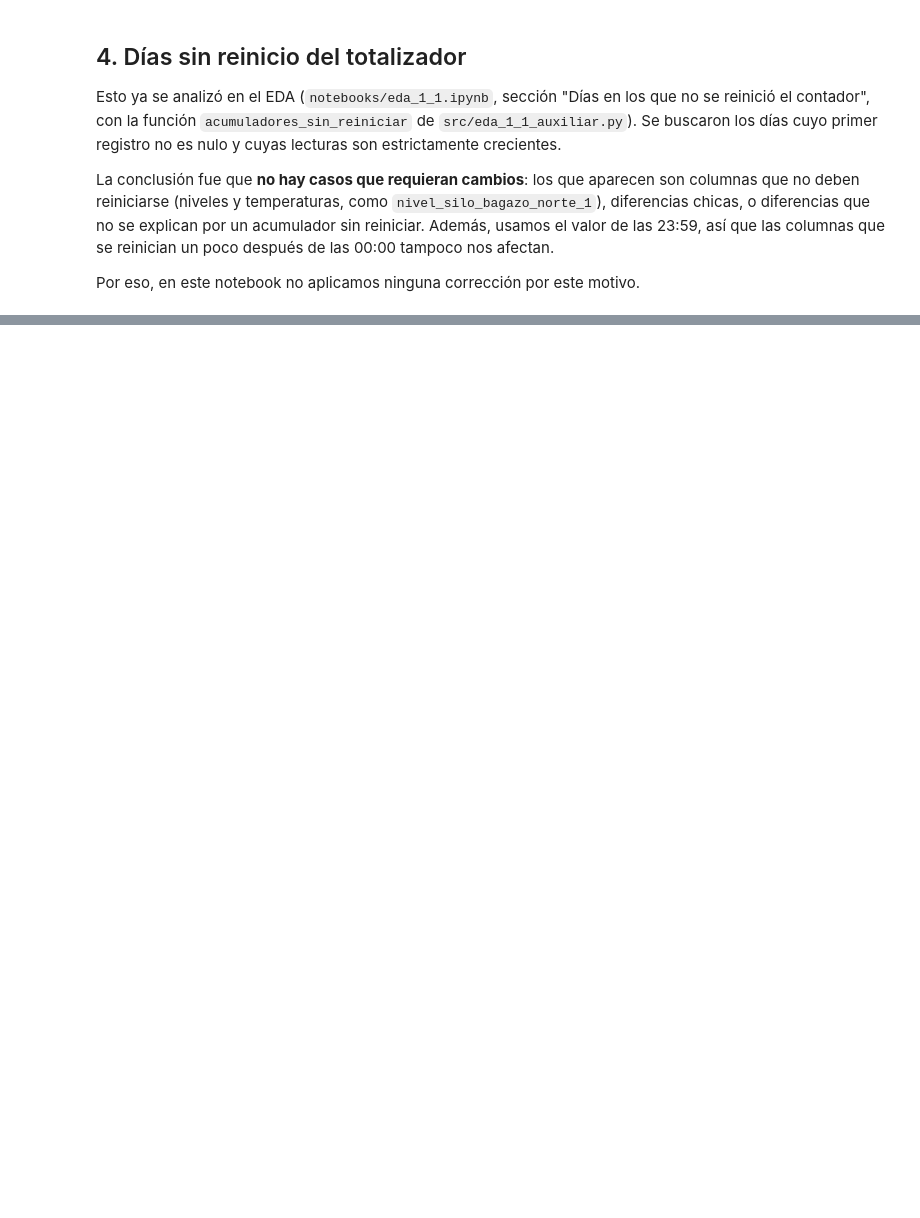
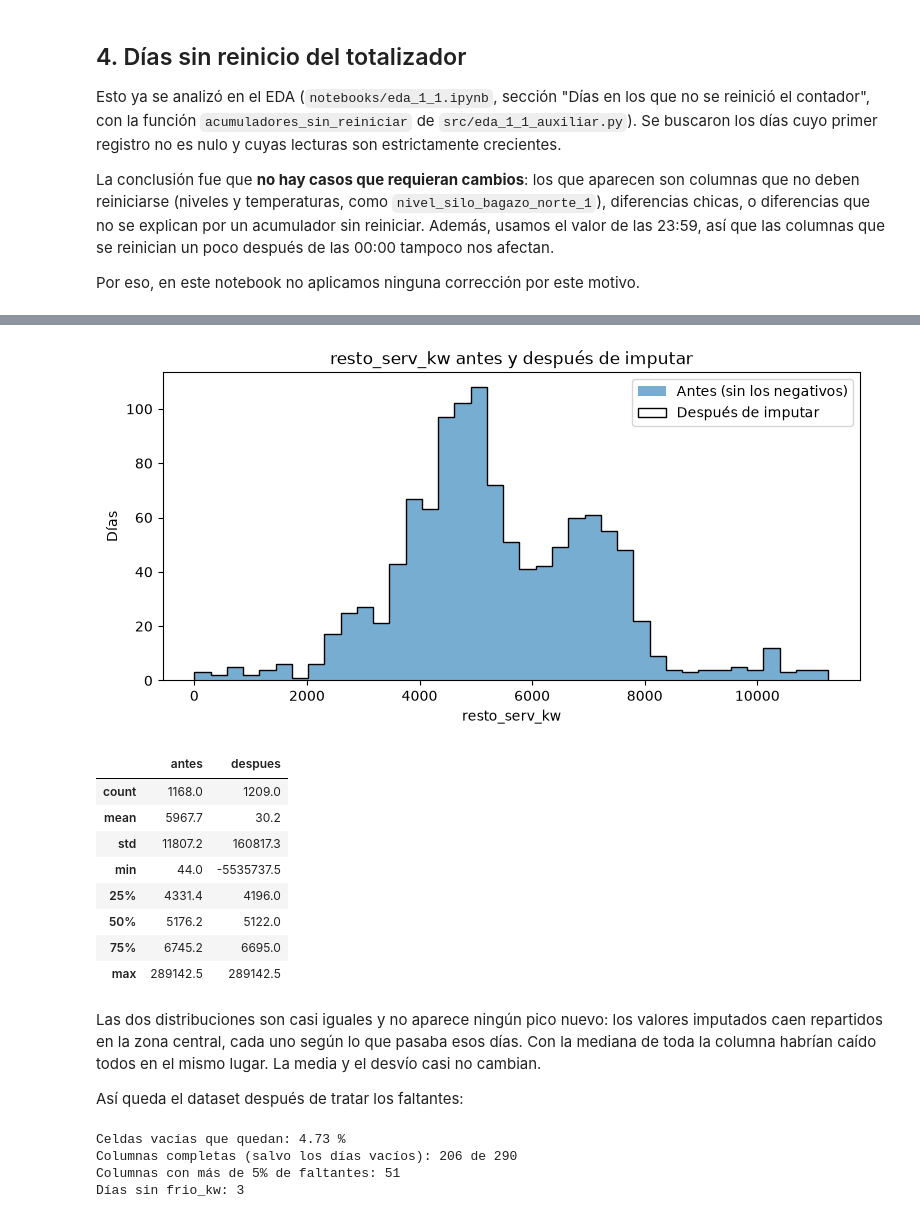
Before and after one commit to franbaudra/cervecera, a Jupyter notebook: notebooks/preprocesamiento.ipynb, the cells around one changed output, grey strips where cells are left out. Saved outputs shown, nothing was run; the diff lists cells and outputs as text; code cells hidden in the pictures; blank space fills up the shorter version.

```diff
--- a/notebooks/preprocesamiento.ipynb
+++ b/notebooks/preprocesamiento.ipynb
@@ -586,0 +849,10 @@ Por eso, en este notebook no aplicamos ninguna corrección por este motivo.
+# %%
+UMBRAL_FALTANTES_COLUMNA = 50     # porcentaje
+
+a_eliminar = porcentaje_faltante[porcentaje_faltante > UMBRAL_FALTANTES_COLUMNA].sort_values(ascending=False)
+print("Columnas con más de", UMBRAL_FALTANTES_COLUMNA, "% de faltantes:", len(a_eliminar))
+print(a_eliminar.round(1).to_string())
+
+df = df.drop(columns=a_eliminar.index)
+columnas = columnas.drop(a_eliminar.index)
+print("\nShape después de eliminar:", df.shape)
@@ -586,0 +969,8 @@ Por eso, en este notebook no aplicamos ninguna corrección por este motivo.
+# %%
+relleno = candidatos["Mediana de los 7 días anteriores"]
+df[columnas] = df[columnas].where(~a_imputar, relleno)
+
+print("Celdas imputadas:", (a_imputar & df[columnas].notna()).sum().sum())
+print("Columnas con alguna celda imputada:", (a_imputar & df[columnas].notna()).any().sum())
+# Si los 7 días anteriores también están vacíos no hay con qué rellenar
+print("Huecos cortos que quedaron vacíos:", (a_imputar & df[columnas].isna()).sum().sum())
@@ -586,0 +985,49 @@ Por eso, en este notebook no aplicamos ninguna corrección por este motivo.
+# %%
+antes = resto_serv_original[resto_serv_original >= 0]
+despues = df["resto_serv_kw"].dropna()
+
+# Recortamos el eje en el percentil 99 para que la cola no aplaste el gráfico
+limite = antes.quantile(0.99)
+bins = np.linspace(0, limite, 40)
+
+fig, ax = plt.subplots(figsize=(9, 4))
+ax.hist(antes, bins=bins, alpha=0.6, label="Antes (sin los negativos)")
+ax.hist(despues, bins=bins, histtype="step", color="black", label="Después de imputar")
+ax.set_xlabel("resto_serv_kw")
+ax.set_ylabel("Días")
+ax.set_title("resto_serv_kw antes y después de imputar")
+ax.legend()
+plt.show()
+
+pd.DataFrame({"antes": antes.describe(), "despues": despues.describe()}).round(1)
+# %% [output]
+[figure, added]
+|  | antes | despues |
+| count | 1168.0 | 1209.0 |
+| mean | 5967.7 | 30.2 |
+| std | 11807.2 | 160817.3 |
+| min | 44.0 | -5535737.5 |
+| 25% | 4331.4 | 4196.0 |
+| 50% | 5176.2 | 5122.0 |
+| 75% | 6745.2 | 6695.0 |
+| max | 289142.5 | 289142.5 |
+# %% [markdown]
+Las dos distribuciones son casi iguales y no aparece ningún pico nuevo: los valores imputados caen repartidos en la zona central, cada uno según lo que pasaba esos días. Con la mediana de toda la columna habrían caído todos en el mismo lugar. La media y el desvío casi no cambian.
+
+Así queda el dataset después de tratar los faltantes:
+# %%
+df = df.copy()
+df["dia_vacio"] = es_dia_vacio.astype(int)
+MARCAS = MARCAS + ["dia_vacio"]
+
+faltante_final = df[columnas].isna().mean() * 100
+
+print("Celdas vacías que quedan:", round(df[columnas].isna().mean().mean() * 100, 2), "%")
+print("Columnas completas (salvo los días vacíos):", (df.loc[~es_dia_vacio, columnas].isna().sum() == 0).sum(), "de", len(columnas))
+print("Columnas con más de 5% de faltantes:", (faltante_final > 5).sum())
+print("Días sin frio_kw:", df["frio_kw"].isna().sum())
+# %% [output]
+Celdas vacías que quedan: 4.73 %
+Columnas completas (salvo los días vacíos): 206 de 290
+Columnas con más de 5% de faltantes: 51
+Días sin frio_kw: 3
```
Also changed, not shown: parts of 49 cells of this notebook.
